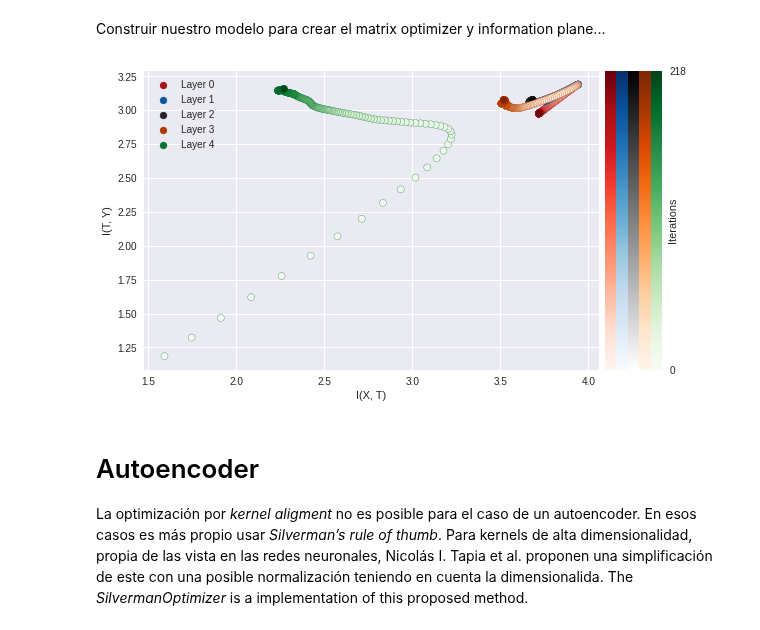
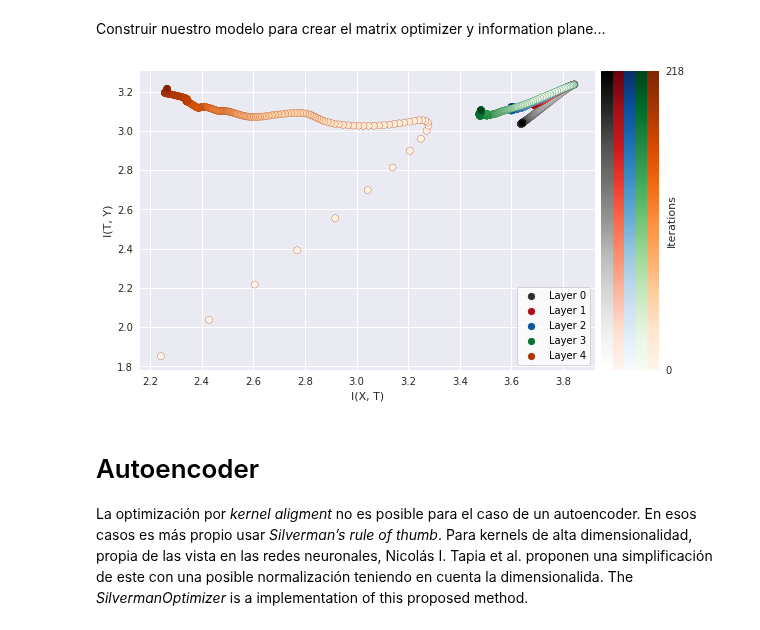
Before and after one commit to SolidusAbi/IPDL, a Jupyter notebook: notebooks/tutorial.ipynb, the cells around one changed output. Saved outputs shown, nothing was run; the diff lists cells and outputs as text; code cells hidden in the pictures.

```diff
--- a/notebooks/tutorial.ipynb
+++ b/notebooks/tutorial.ipynb
@@ -35,21 +35,21 @@ class MLP(nn.Module):
         self.layer1 = nn.Sequential(
             nn.Linear(784, 1024),
             nn.LeakyReLU(inplace=True),
-            nn.BatchNorm1d(1024),
+            nn.BatchNorm1d(1024, affine=False),
             MatrixEstimator(0.1),
         )
 
         self.layer2 = nn.Sequential(
             nn.Linear(1024, 128),
             nn.LeakyReLU(inplace=True),
-            nn.BatchNorm1d(128),
+            nn.BatchNorm1d(128, affine=False),
             MatrixEstimator(0.1),
         )
 
         self.layer3 = nn.Sequential(
             nn.Linear(128, 64),
             nn.LeakyReLU(inplace=True),
-            nn.BatchNorm1d(64),
+            nn.BatchNorm1d(64, affine=False),
             MatrixEstimator(0.1),
         )
 
@@ -63,6 +63,7 @@ class MLP(nn.Module):
         self.layer5 = nn.Sequential(
             nn.Linear(32, 10),
             nn.LeakyReLU(inplace=True),
+            nn.BatchNorm1d(10),
             MatrixEstimator(0.1),
         )
 
@@ -164,42 +165,55 @@ for epoch in range(1):  # loop over the dataset multiple times
 
 print('Finished Training')
 # %%
+# from IPDL.utils import showMutualInformation
+
 from matplotlib import pyplot as plt
-from utils import moving_average
 import numpy as np
 
+def showMutualInformation(ip: ClassificationInformationPlane, moving_average_n = 15, colors: list = []):
+    '''
+        colors: https://matplotlib.org/3.1.0/tutorials/colors/colormaps.html
+    '''
+    if not colors:
+        # Including Sequentials Colormaps
+        colors = ['Greys', 'Reds', 'Blues', 'Greens', 'Oranges',
+            'Purples', 'YlOrBr', 'YlOrRd', 'OrRd', 'PuRd',
+            'RdPu', 'BuPu', 'GnBu', 'PuBu', 'YlGnBu', 'PuBuGn',
+            'BuGn', 'YlGn']
 
-Ixts, Itys = ip.getMutualInformation(moving_average_n=15)
-colors=['Reds', 'Blues', 'binary', 'Oranges', 'Greens']
+    Ixts, Itys = ip.getMutualInformation(moving_average_n=moving_average_n)
 
-with plt.style.context('seaborn'):
-    fig = plt.figure(constrained_layout=False)
-    gs1 = fig.add_gridspec(nrows=1, ncols=1, left=0.05, right=0.84, wspace=0.05)
-    gs2 = fig.add_gridspec(nrows=1, ncols=len(Ixts), left=0.85, right=0.95, wspace=0)
-    f8_ax1 = fig.add_subplot(gs1[:, :])
-    f8_ax1.set_xlabel("I(X, T)")
-    f8_ax1.set_ylabel("I(T, Y)")
+    with plt.style.context('seaborn'):
+        fig = plt.figure(constrained_layout=False)
+        gs1 = fig.add_gridspec(nrows=1, ncols=1, left=0.05, right=0.84, wspace=0.05)
+        gs2 = fig.add_gridspec(nrows=1, ncols=len(Ixts), left=0.85, right=0.95, wspace=0)
+        f8_ax1 = fig.add_subplot(gs1[:, :])
+        f8_ax1.set_xlabel("I(X, T)")
+        f8_ax1.set_ylabel("I(T, Y)")
 
-    for idx, Ixt in enumerate(Ixts):
-        Ity = Itys[idx]
-        cmap = plt.cm.get_cmap(colors[idx])
+        for idx, Ixt in enumerate(Ixts):
+            Ity = Itys[idx]
+            cmap = plt.cm.get_cmap(colors[idx])
 
-        iterations = np.arange(len(Ixt))
-        color = np.array([cmap(iterations[-1])])
-        sc = f8_ax1.scatter(Ixt, Ity, c=iterations, vmin=0, vmax=iterations.max(), cmap=cmap, edgecolor=color)
-        f8_ax1.scatter([], [], c=color, label="Layer {}".format(idx))
+            iterations = np.arange(len(Ixt))
+            color = np.array([cmap(iterations[-1])])
+            sc = f8_ax1.scatter(Ixt, Ity, c=iterations, vmin=0, vmax=iterations.max(), cmap=cmap, edgecolor=color)
+            f8_ax1.scatter([], [], c=color, label="Layer {}".format(idx))
 
-        f8_ax2 = fig.add_subplot(gs2[0, idx])
-        cb = fig.colorbar(sc, cax=f8_ax2, pad=0)
-        cb.set_ticks([])
+            f8_ax2 = fig.add_subplot(gs2[0, idx])
+            cb = fig.colorbar(sc, cax=f8_ax2, pad=0)
+            cb.set_ticks([])
 
     f8_ax1.legend()
     cb.set_ticks([0, iterations.max()])
     cb.set_label("Iterations", labelpad=-18)
 
     plt.show()
-# %% [output]
-[figure, removed]
+# %%
+from IPDL.utils import showMutualInformation
+showMutualInformation(ip, 15)
+# %% [output]
+[figure, added]
 # %% [markdown]
 # Autoencoder
 
```
Also changed, not shown: parts of 24 cells of this notebook, 8 other files.
